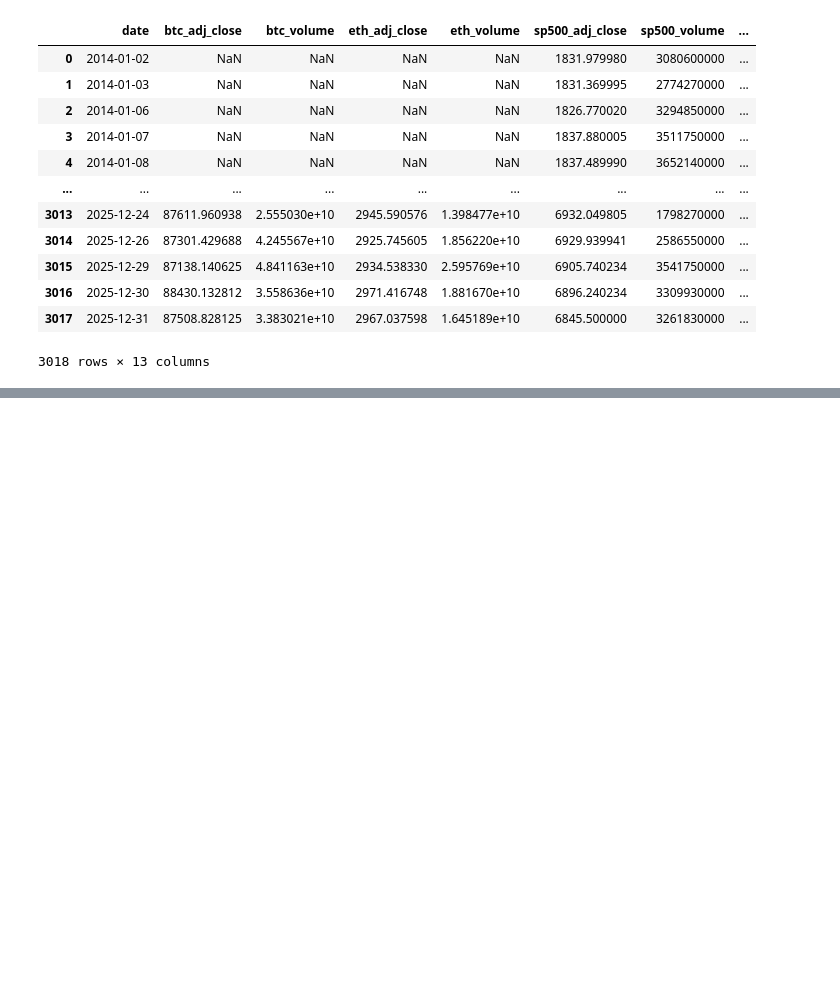
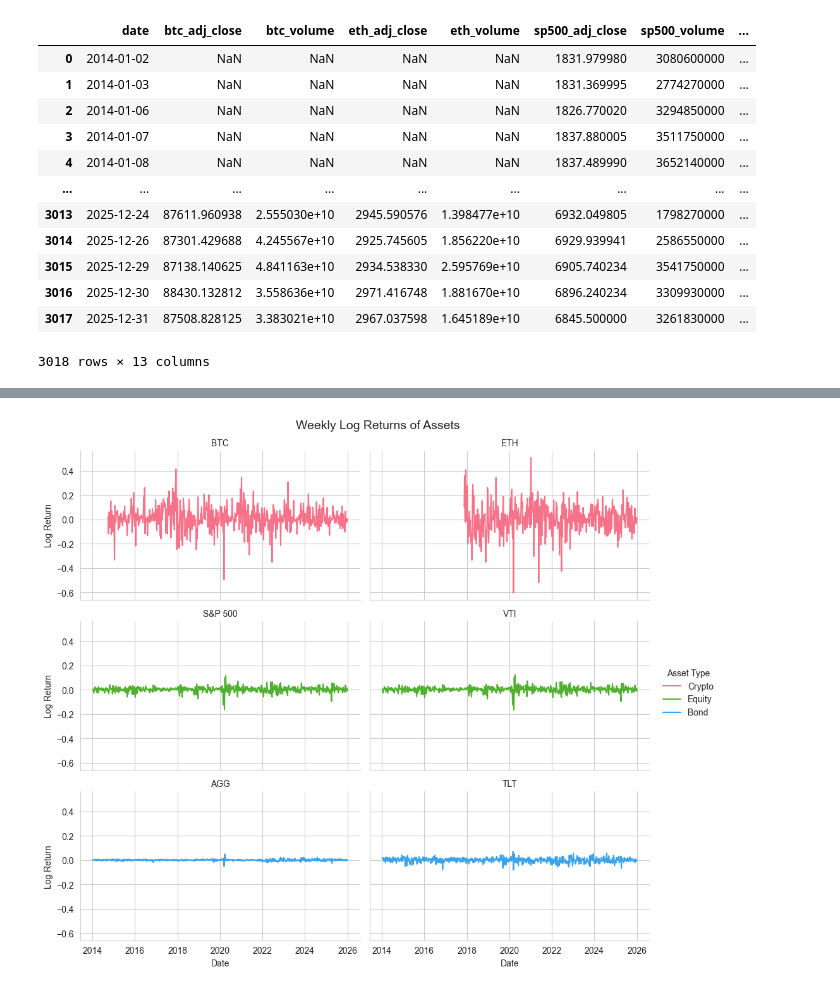
Before and after one commit to blurryskyx/DSE4211_Project, a Jupyter notebook: notebooks/data_prep.ipynb, the cells around one changed output, grey strips where cells are left out. Saved outputs shown, nothing was run; the diff lists cells and outputs as text; code cells hidden in the pictures; blank space fills up the shorter version.

```diff
--- a/notebooks/data_prep.ipynb
+++ b/notebooks/data_prep.ipynb
@@ -393,0 +419,24 @@ plt.show()
+# %%
+# weekly log returns
+g2 = sns.relplot(
+    data=log_weekly_returns_p,
+    x='date',
+    y='price',
+    col='asset',
+    kind='line',
+    col_wrap=2,
+    height=3,
+    aspect=1.5,
+    hue='asset_type',
+    palette='husl')
+
+g2.set_titles("{col_name}")
+g2.set_axis_labels("Date", "Log Return")
+g2.fig.suptitle("Weekly Log Returns of Assets", x=0.55, y=0.98, fontsize=14)
+sns.move_legend(g2, "center right", bbox_to_anchor=(1.1, 0.5), title="Asset Type", labels=['Crypto', 'Equity', 'Bond'])
+
+plt.tight_layout()
+plt.savefig(plots_dir + "02_weekly_log_returns.png", dpi=500, bbox_inches="tight")
+plt.show()
+# %% [output]
+[figure, added]
```
Also changed, not shown: parts of 23 cells of this notebook, 22 other files.
